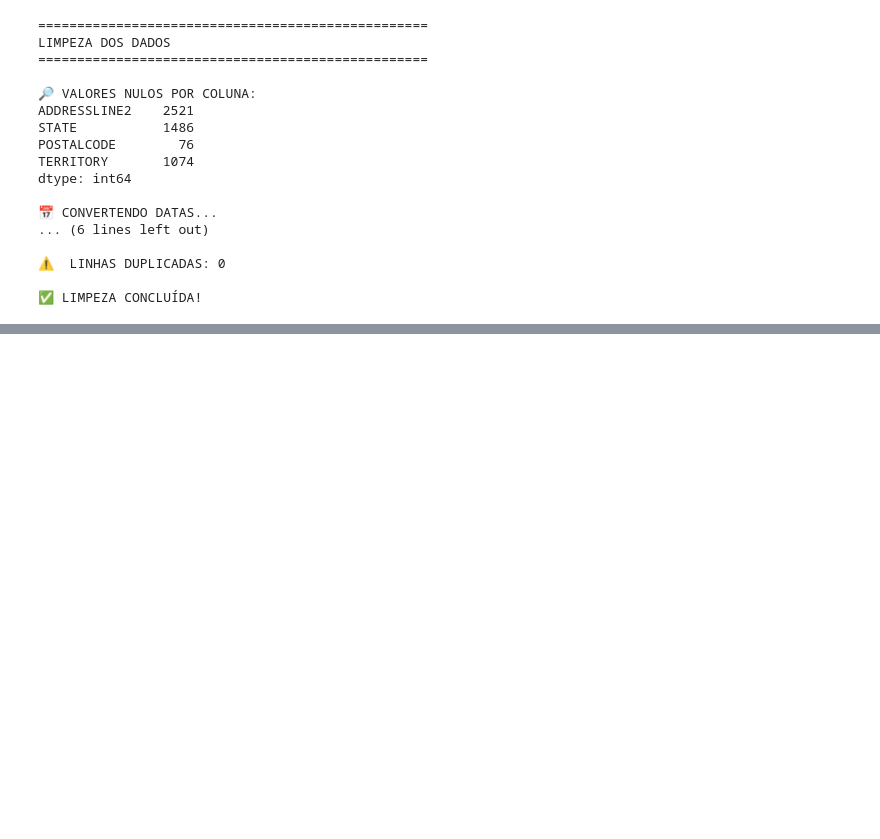
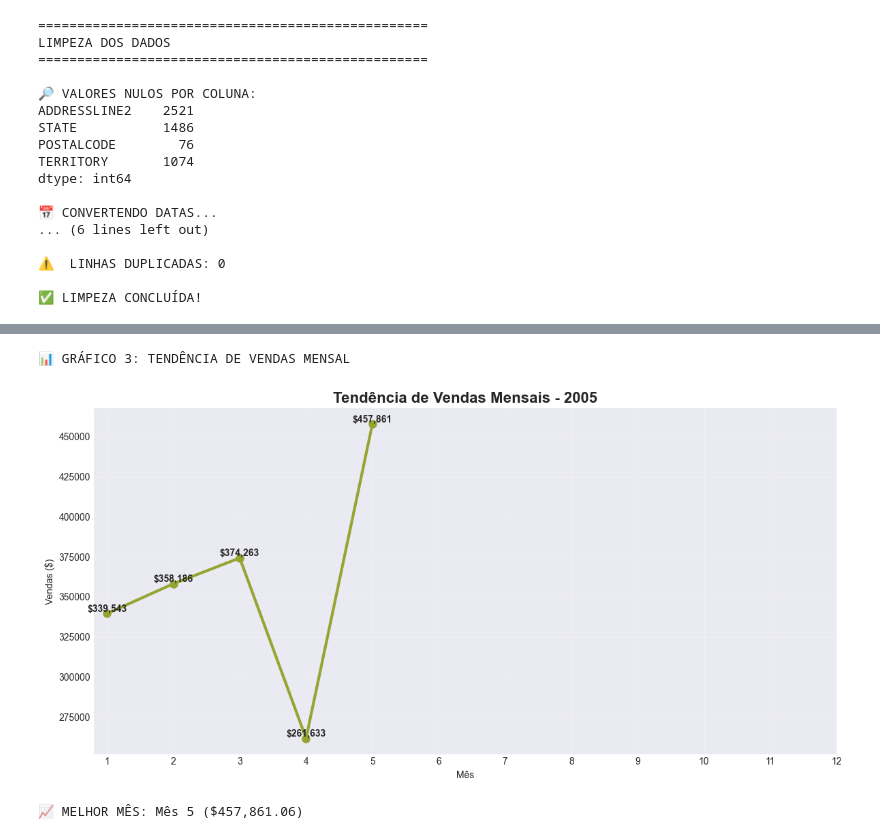
Before and after one commit to samuelmaiapro/analise-vendas-python, a Jupyter notebook: notebooks/analise_vendas.ipynb, the cells around one changed output, grey strips where cells are left out. Drawn from its saved outputs; the diff is of its cells as text; code cells hidden in the pictures; blank space fills up the shorter version.

```diff
--- a/notebooks/analise_vendas.ipynb
+++ b/notebooks/analise_vendas.ipynb
@@ -102,0 +159,34 @@ dtype: int64
+# %%
+# 📅 GRÁFICO 3: TENDÊNCIA MENSAL (último ano completo)
+print("\n📊 GRÁFICO 3: TENDÊNCIA DE VENDAS MENSAL")
+
+# Pegar último ano completo no dataset
+ultimo_ano = df['ANO'].max()
+df_ultimo_ano = df[df['ANO'] == ultimo_ano]
+
+vendas_mensal = df_ultimo_ano.groupby('MES')['SALES'].sum()
+
+plt.figure(figsize=(12, 6))
+plt.plot(vendas_mensal.index, vendas_mensal.values,
+         marker='o', linewidth=3, markersize=8, color=cores[2])
+
+plt.title(f'Tendência de Vendas Mensais - {ultimo_ano}',
+          fontsize=16, fontweight='bold')
+plt.xlabel('Mês')
+plt.ylabel('Vendas ($)')
+plt.xticks(range(1, 13))
+plt.grid(True, alpha=0.3)
+
+# Adicionar valor em cada ponto
+for x, y in zip(vendas_mensal.index, vendas_mensal.values):
+    plt.text(x, y, f'${y:,.0f}',
+             ha='center', va='bottom', fontweight='bold')
+
+plt.tight_layout()
+plt.show()
+
+print(f"\n📈 MELHOR MÊS: Mês {vendas_mensal.idxmax()} (${vendas_mensal.max():,.2f})")
+# %% [output]
+📊 GRÁFICO 3: TENDÊNCIA DE VENDAS MENSAL
+[figure, added]
+📈 MELHOR MÊS: Mês 5 ($457,861.06)
```
Also changed, not shown: parts of 3 cells of this notebook.
